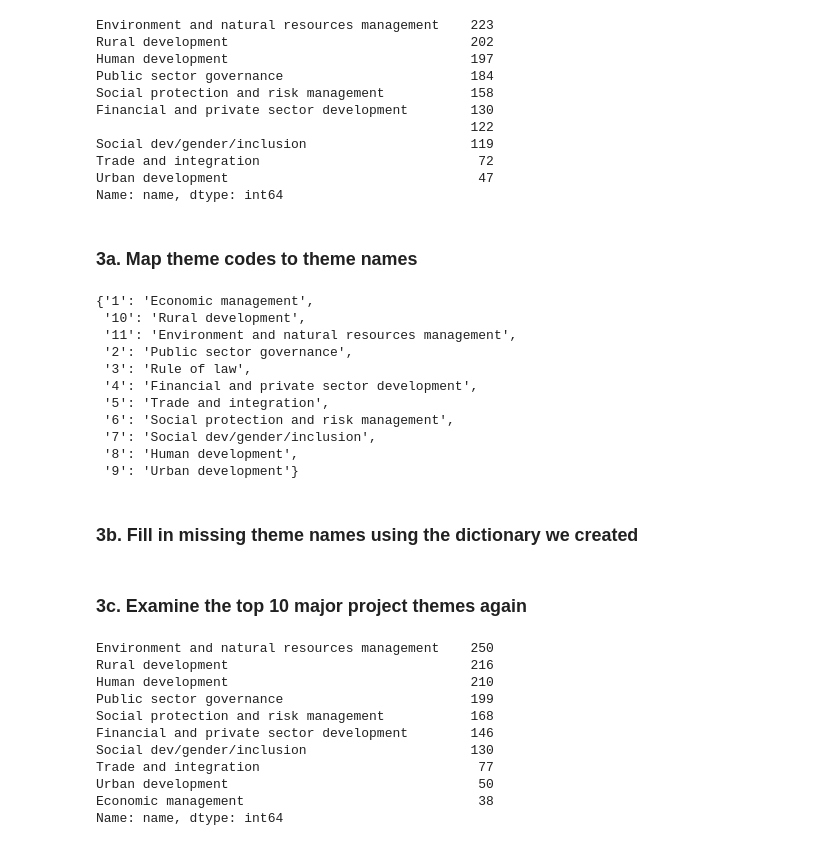
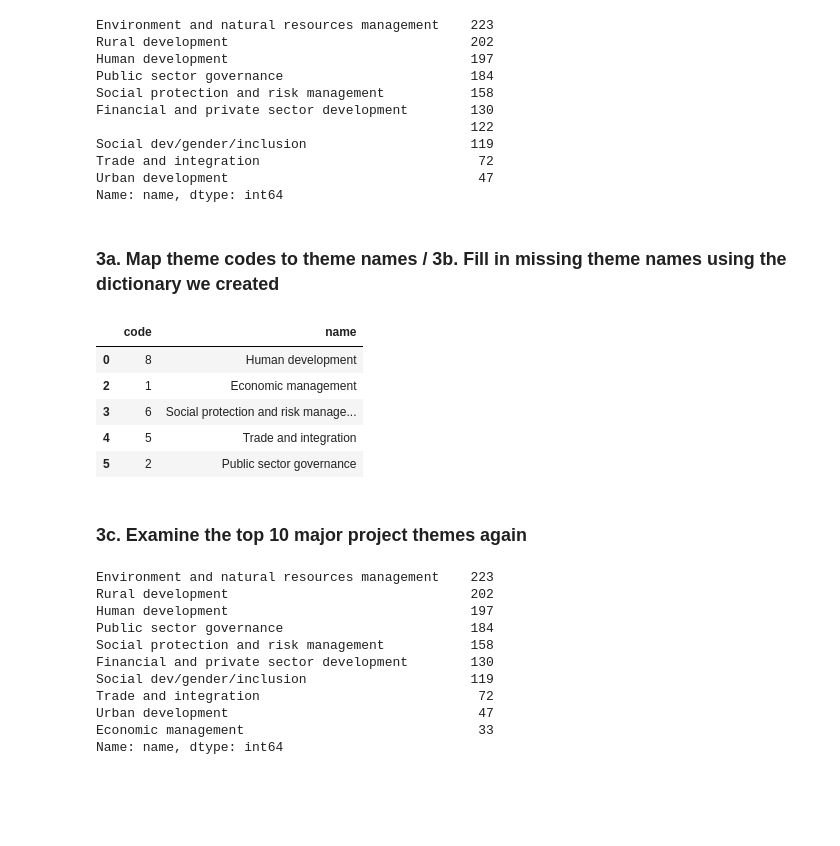
Before and after one commit to hctlee0812/Springboard, a Jupyter notebook: JSON Wrangling/JSON Wrangling.ipynb, the cells around one changed output. Cells and saved outputs as stored; diff of their text form; code cells hidden in the pictures; blank space fills up the shorter version.

```diff
--- a/JSON Wrangling/JSON Wrangling.ipynb
+++ b/JSON Wrangling/JSON Wrangling.ipynb
@@ -62,7 +62,7 @@ json_normalize(data, 'counties', 'state', 'shortname', 'info')
 + data source: http://jsonstudio.com/resources/
 # %%
 # load json as string
-json.load((open('data/world_bank_projects_less.json')))
+json.load((open('world_bank_projects_less.json')))
 # %% [output]
 [{'_id': {'$oid': '52b213b38594d8a2be17c780'},
   'approvalfy': 1999,
@@ -143,0 +130,4 @@ themes.head(5)
+# %%
+data = json.load(open('world_bank_projects.json'))
+themes = json_normalize(data, 'mjtheme_namecode')
+themes.head(5)
@@ -158,26 +155,4 @@ Trade and integration                            72
 Urban development                                47
 Name: name, dtype: int64
 # %% [markdown]
-### 3a. Map theme codes to theme names
+### 3a. Map theme codes to theme names / 3b. Fill in missing theme names using the dictionary we created
-# %%
-name_dict = {}
-
-for row in themes.itertuples():
-    if row[2] != '':
-        name_dict[row[1]] = row[2]
-
-name_dict
-# %% [output]
-{'1': 'Economic management',
- '10': 'Rural development',
- '11': 'Environment and natural resources management',
- '2': 'Public sector governance',
- '3': 'Rule of law',
- '4': 'Financial and private sector development',
- '5': 'Trade and integration',
- '6': 'Social protection and risk management',
- '7': 'Social dev/gender/inclusion',
- '8': 'Human development',
- '9': 'Urban development'}
-# %% [markdown]
-### 3b. Fill in missing theme names using the dictionary we created
@@ -188,16 +159,26 @@ for row in themes.itertuples():
+# %%
+themes = themes[themes['name'] != '']
+themes.head()
+# %% [output]
+|  | code | name |
+| 0 | 8 | Human development |
+| 2 | 1 | Economic management |
+| 3 | 6 | Social protection and risk manage... |
+| 4 | 5 | Trade and integration |
+| 5 | 2 | Public sector governance |
 # %% [markdown]
 ### 3c. Examine the top 10 major project themes again
 # %%
 print(themes.name.value_counts(ascending=False).head(10))
 # %% [output]
-Environment and natural resources management    250
-Rural development                               216
-Human development                               210
-Public sector governance                        199
-Social protection and risk management           168
-Financial and private sector development        146
-Social dev/gender/inclusion                     130
-Trade and integration                            77
-Urban development                                50
-Economic management                              38
+Environment and natural resources management    223
+Rural development                               202
+Human development                               197
+Public sector governance                        184
+Social protection and risk management           158
+Financial and private sector development        130
+Social dev/gender/inclusion                     119
+Trade and integration                            72
+Urban development                                47
+Economic management                              33
 Name: name, dtype: int64
```
Also changed, not shown: parts of 6 cells of this notebook.
